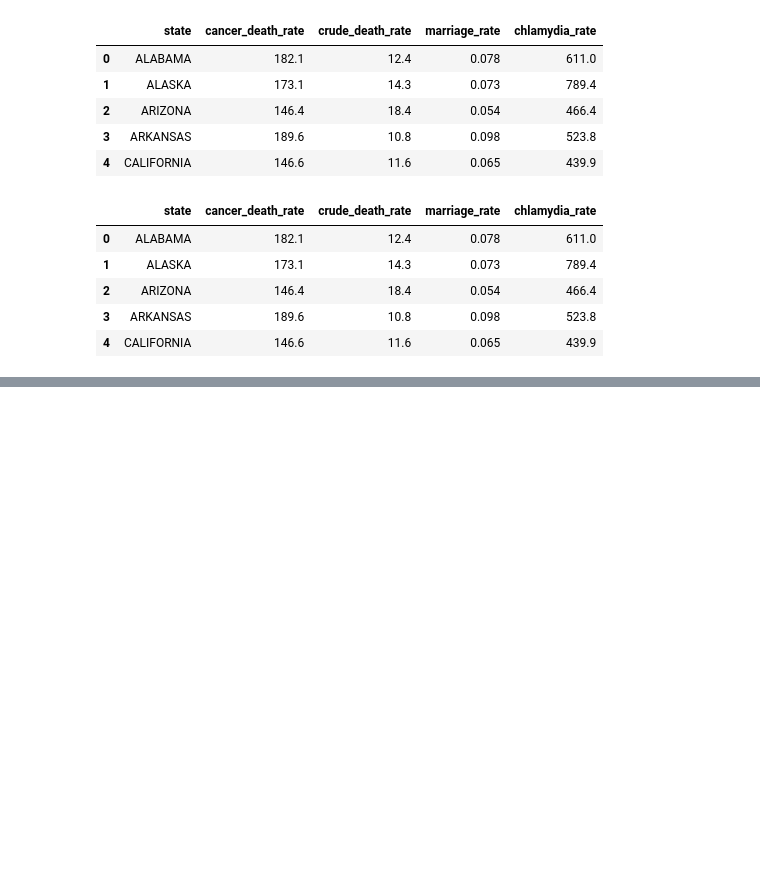
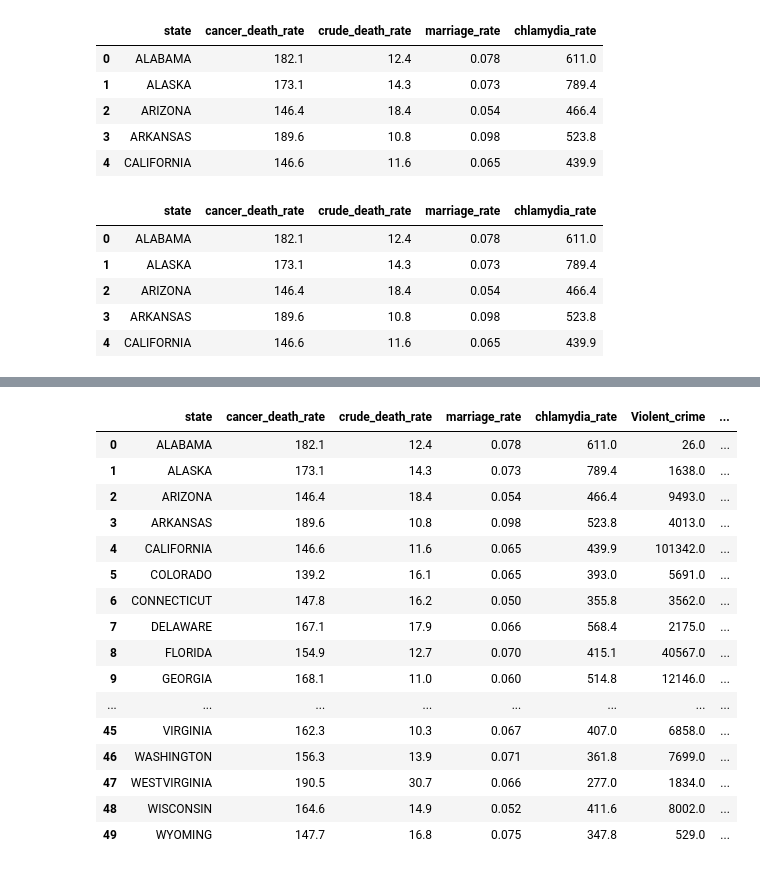
Before and after one commit to Jihkro/ETL-Project, a Jupyter notebook: ETL Project.ipynb, the cells around one changed output, grey strips where cells are left out. Cells and saved outputs as stored; diff of their text form; code cells hidden in the pictures; blank space fills up the shorter version.

Commit message:
combined notebook files
pushing new "final" notebook

```diff
--- a/ETL Project.ipynb
+++ b/ETL Project.ipynb
@@ -390,0 +489,6 @@ See the caveats in the documentation: http://pandas.pydata.org/pandas-docs/stabl
+# %%
+#Keep only certain columns
+arrest_df = arrest_df[['State','Violent crime','Property crime', 'Murder and nonnegligent manslaughter','Rape','Robbery','Aggravated assault','Arson','Drunkenness']]
+# %%
+#Rename columns to avoid spaces
+arrest_df.rename(columns={'Violent crime':'Violent_crime','Property crime':'Property_crime','Murder and nonnegligent manslaughter':'Murder','Aggravated assault':'Aggravated_assault'},inplace=True)
@@ -390,0 +498,24 @@ See the caveats in the documentation: http://pandas.pydata.org/pandas-docs/stabl
+# %%
+#Lowercase state for ease of merging
+arrest_df.rename(columns={'State':'state'},inplace=True)
+# %%
+#Combine into final merged table including all infos
+challenge.merge(arrest_df,on='state',how='left')
+# %% [output]
+|  | state | cancer_death_rate | crude_death_rate | marriage_rate | chlamydia_rate | Violent_crime | ... |
+| 0 | ALABAMA | 182.1 | 12.4 | 0.078 | 611.0 | 26.0 | ... |
+| 1 | ALASKA | 173.1 | 14.3 | 0.073 | 789.4 | 1638.0 | ... |
+| 2 | ARIZONA | 146.4 | 18.4 | 0.054 | 466.4 | 9493.0 | ... |
+| 3 | ARKANSAS | 189.6 | 10.8 | 0.098 | 523.8 | 4013.0 | ... |
+| 4 | CALIFORNIA | 146.6 | 11.6 | 0.065 | 439.9 | 101342.0 | ... |
+| 5 | COLORADO | 139.2 | 16.1 | 0.065 | 393.0 | 5691.0 | ... |
+| 6 | CONNECTICUT | 147.8 | 16.2 | 0.050 | 355.8 | 3562.0 | ... |
+| 7 | DELAWARE | 167.1 | 17.9 | 0.066 | 568.4 | 2175.0 | ... |
+| 8 | FLORIDA | 154.9 | 12.7 | 0.070 | 415.1 | 40567.0 | ... |
+| 9 | GEORGIA | 168.1 | 11.0 | 0.060 | 514.8 | 12146.0 | ... |
+| ... | ... | ... | ... | ... | ... | ... | ... |
+| 45 | VIRGINIA | 162.3 | 10.3 | 0.067 | 407.0 | 6858.0 | ... |
+| 46 | WASHINGTON | 156.3 | 13.9 | 0.071 | 361.8 | 7699.0 | ... |
+| 47 | WESTVIRGINIA | 190.5 | 30.7 | 0.066 | 277.0 | 1834.0 | ... |
+| 48 | WISCONSIN | 164.6 | 14.9 | 0.052 | 411.6 | 8002.0 | ... |
+| 49 | WYOMING | 147.7 | 16.8 | 0.075 | 347.8 | 529.0 | ... |
```
Also changed, not shown: parts of 10 cells of this notebook.
